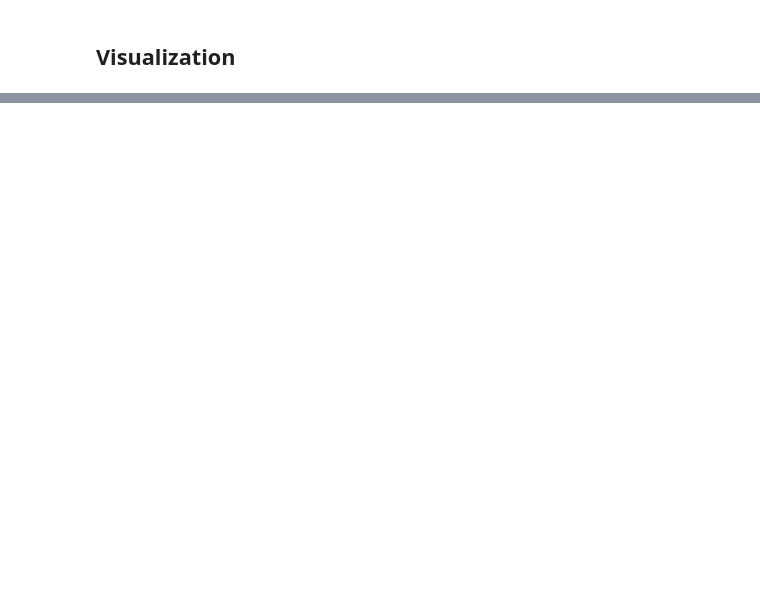
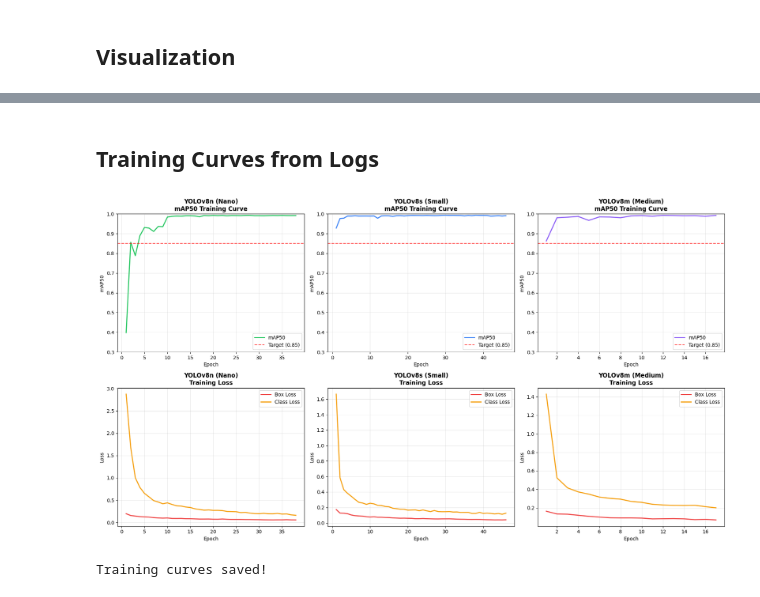
Before and after one commit to lequo-neu/IE7615_Discriminative_Project, a Jupyter notebook: notebooks/06_evaluate_yolo.ipynb, the cells around one changed output, grey strips where cells are left out. Drawn from its saved outputs; the diff is of its cells as text; code cells hidden in the pictures; blank space fills up the shorter version.

```diff
--- a/notebooks/06_evaluate_yolo.ipynb
+++ b/notebooks/06_evaluate_yolo.ipynb
@@ -26,9 +33,11 @@ PROJECT_ROOT = Path.cwd().parent if 'notebooks' in str(Path.cwd()) else Path.cwd
 DATA_YAML = PROJECT_ROOT / "data" / "data.yaml"
 MODELS_PATH = PROJECT_ROOT / "models" / "detection"
 RESULTS_PATH = PROJECT_ROOT / "results" / "detection"
+LOGS_PATH = PROJECT_ROOT / "logs" / "detection"
 
 (RESULTS_PATH / 'metrics').mkdir(parents=True, exist_ok=True)
 (RESULTS_PATH / 'visualizations').mkdir(parents=True, exist_ok=True)
 (RESULTS_PATH / 'predictions').mkdir(parents=True, exist_ok=True)
 
 print(f"Results path: {RESULTS_PATH}")
+print(f"Logs path: {LOGS_PATH}")
@@ -191,0 +245,49 @@ print("Comparison chart saved")
+# %% [markdown]
+## Training Curves from Logs
+# %%
+# Load and visualize training curves from logs
+fig, axes = plt.subplots(2, 3, figsize=(18, 10))
+
+variants = ['n', 's', 'm']
+variant_names = ['YOLOv8n (Nano)', 'YOLOv8s (Small)', 'YOLOv8m (Medium)']
+colors = ['#22c55e', '#3b82f6', '#8b5cf6']
+
+for idx, (variant, name, color) in enumerate(zip(variants, variant_names, colors)):
+    log_file = LOGS_PATH / f'train_{variant}' / 'results.csv'
+
+    if log_file.exists():
+        df = pd.read_csv(log_file)
+        df.columns = df.columns.str.strip()  # Remove whitespace from column names
+
+        # mAP50 curve (top row)
+        ax_map = axes[0, idx]
+        ax_map.plot(df['epoch'], df['metrics/mAP50(B)'], color=color, linewidth=2, label='mAP50')
+        ax_map.axhline(y=0.85, color='red', linestyle='--', alpha=0.7, label='Target (0.85)')
+        ax_map.set_xlabel('Epoch', fontsize=10)
+        ax_map.set_ylabel('mAP50', fontsize=10)
+        ax_map.set_title(f'{name}\nmAP50 Training Curve', fontsize=12, fontweight='bold')
+        ax_map.legend(loc='lower right')
+        ax_map.grid(True, alpha=0.3)
+        ax_map.set_ylim(0.3, 1.0)
+
+        # Loss curve (bottom row)
+        ax_loss = axes[1, idx]
+        ax_loss.plot(df['epoch'], df['train/box_loss'], color='#ef4444', linewidth=2, label='Box Loss')
+        ax_loss.plot(df['epoch'], df['train/cls_loss'], color='#f59e0b', linewidth=2, label='Class Loss')
+        ax_loss.set_xlabel('Epoch', fontsize=10)
+        ax_loss.set_ylabel('Loss', fontsize=10)
+        ax_loss.set_title(f'{name}\nTraining Loss', fontsize=12, fontweight='bold')
+        ax_loss.legend(loc='upper right')
+        ax_loss.grid(True, alpha=0.3)
+    else:
+        axes[0, idx].text(0.5, 0.5, f'No log file for {name}', ha='center', va='center')
+        axes[1, idx].text(0.5, 0.5, f'No log file for {name}', ha='center', va='center')
+
+plt.tight_layout()
+plt.savefig(RESULTS_PATH / 'visualizations' / 'training_curves.png', dpi=150, bbox_inches='tight')
+plt.show()
+
+print("\nTraining curves saved!")
+# %% [output]
+[figure, added]
+Training curves saved!
```
Also changed, not shown: parts of 12 cells of this notebook, 17 other files.
